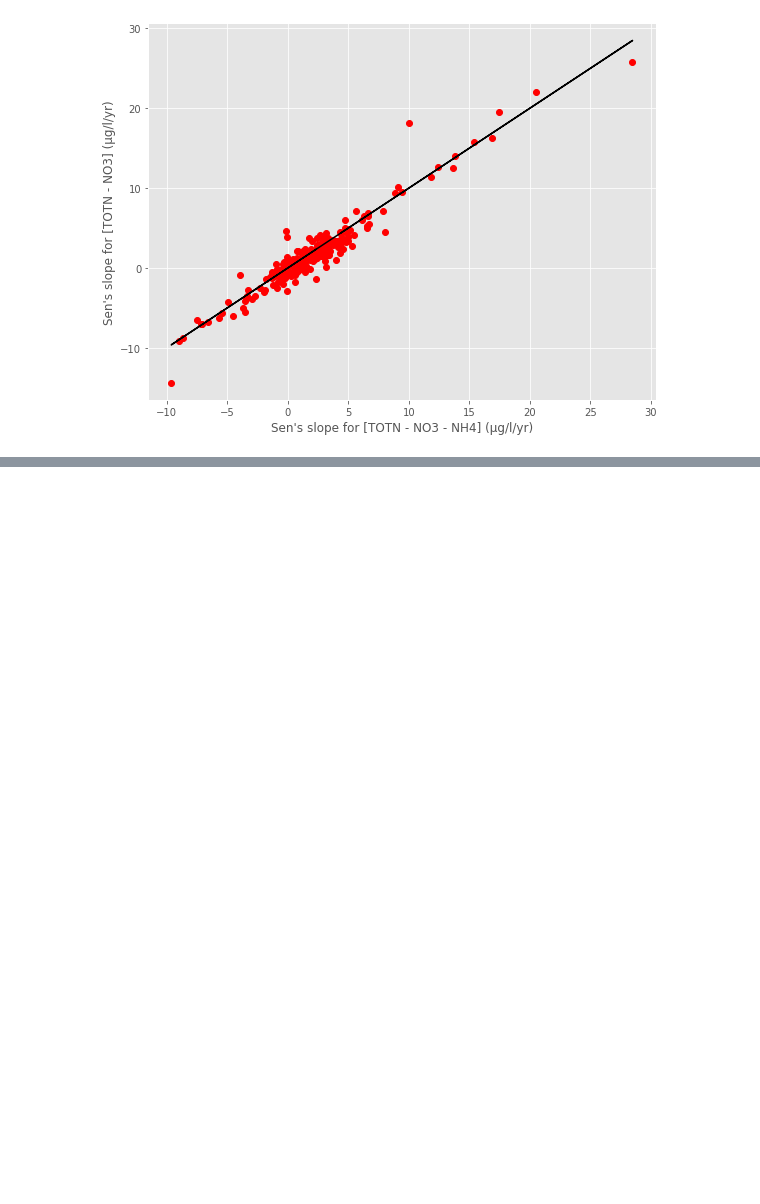
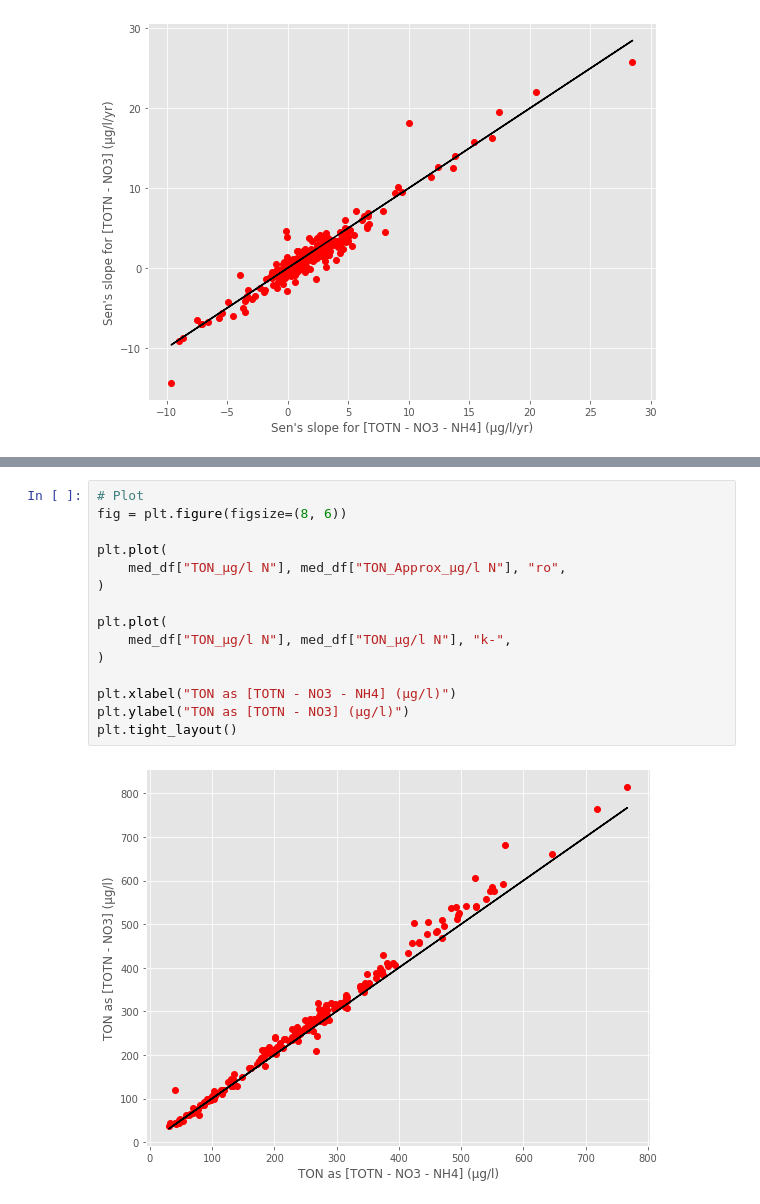
Before and after one commit to JamesSample/icpw2, a Jupyter notebook: thematic_report_2020/thematic_report_2020_nitrogen_part2.ipynb, the cells around one changed output, grey strips where cells are left out. Drawn from its saved outputs; the diff is of its cells as text; blank space fills up the shorter version.

```diff
--- a/thematic_report_2020/thematic_report_2020_nitrogen_part2.ipynb
+++ b/thematic_report_2020/thematic_report_2020_nitrogen_part2.ipynb
@@ -477,0 +515,17 @@ plt.tight_layout()
+# %%
+# Plot
+fig = plt.figure(figsize=(8, 6))
+
+plt.plot(
+    med_df["TON_µg/l N"], med_df["TON_Approx_µg/l N"], "ro",
+)
+
+plt.plot(
+    med_df["TON_µg/l N"], med_df["TON_µg/l N"], "k-",
+)
+
+plt.xlabel("TON as [TOTN - NO3 - NH4] (µg/l)")
+plt.ylabel("TON as [TOTN - NO3] (µg/l)")
+plt.tight_layout()
+# %% [output]
+[figure, added]
```
Also changed, not shown: parts of 4 cells of this notebook.
